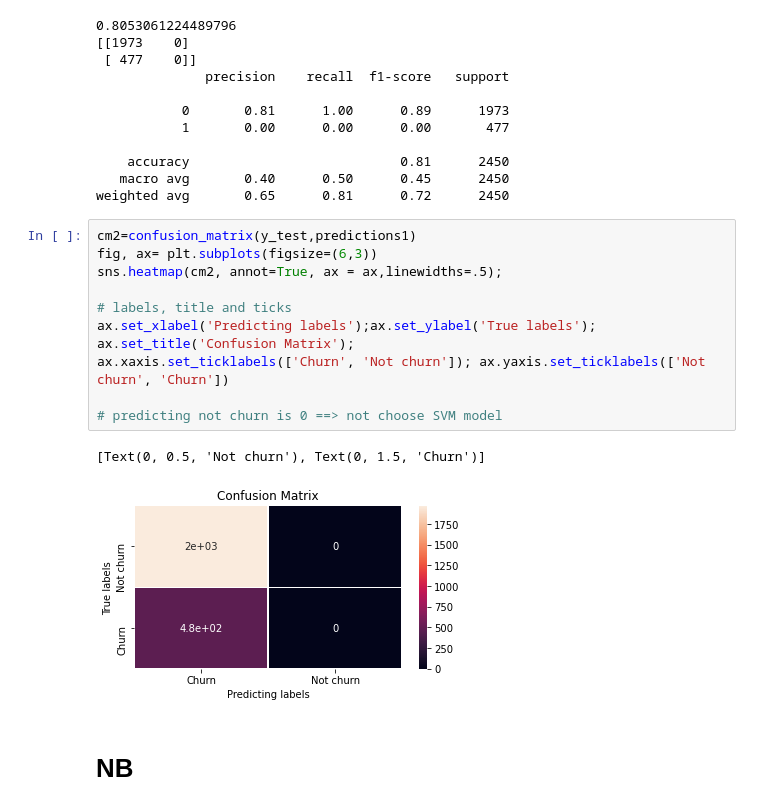
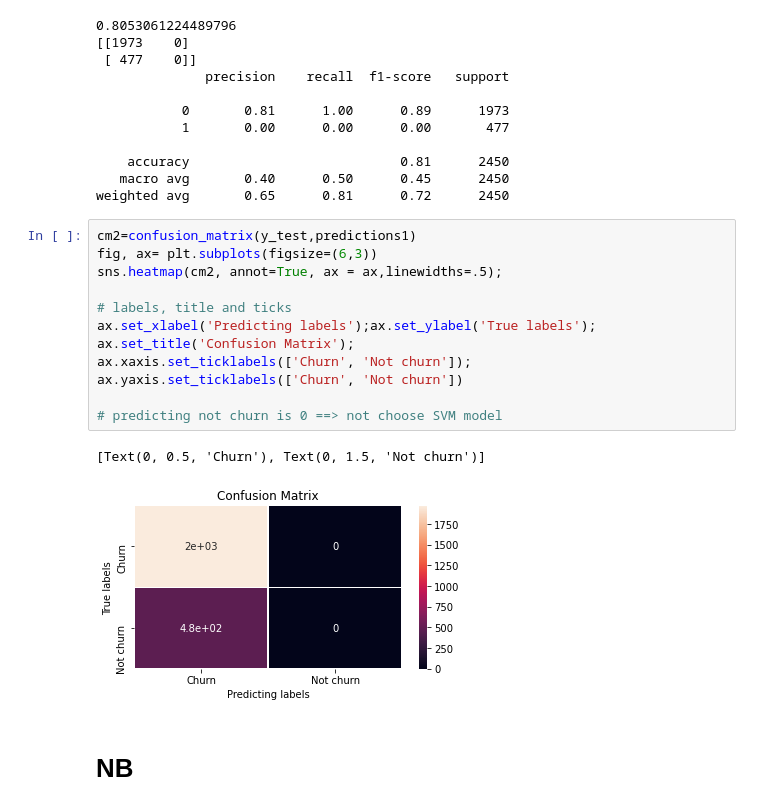
Before and after one commit to VinceTruong/Churn_Modelling, a Jupyter notebook: Anh Ngo.ipynb, the cells around one changed output. Saved outputs shown, nothing was run; the diff lists cells and outputs as text.

```diff
--- a/Anh Ngo.ipynb
+++ b/Anh Ngo.ipynb
@@ -344,17 +402,17 @@ weighted avg       0.65      0.81      0.72      2450
 # %%
 cm2=confusion_matrix(y_test,predictions1)
 fig, ax= plt.subplots(figsize=(6,3))
 sns.heatmap(cm2, annot=True, ax = ax,linewidths=.5);
 
 # labels, title and ticks
 ax.set_xlabel('Predicting labels');ax.set_ylabel('True labels');
 ax.set_title('Confusion Matrix');
-ax.xaxis.set_ticklabels(['Churn', 'Not churn']); ax.yaxis.set_ticklabels(['Not churn', 'Churn'])
+ax.xaxis.set_ticklabels(['Churn', 'Not churn']); ax.yaxis.set_ticklabels(['Churn', 'Not churn'])
 
 # predicting not churn is 0 ==> not choose SVM model
 # %% [output]
-[Text(0, 0.5, 'Not churn'), Text(0, 1.5, 'Churn')]
+[Text(0, 0.5, 'Churn'), Text(0, 1.5, 'Not churn')]
-[figure, old version]
+[figure, new version]
 # %% [markdown]
 # NB
 # %%
```
Also changed, not shown: parts of 21 cells of this notebook.
